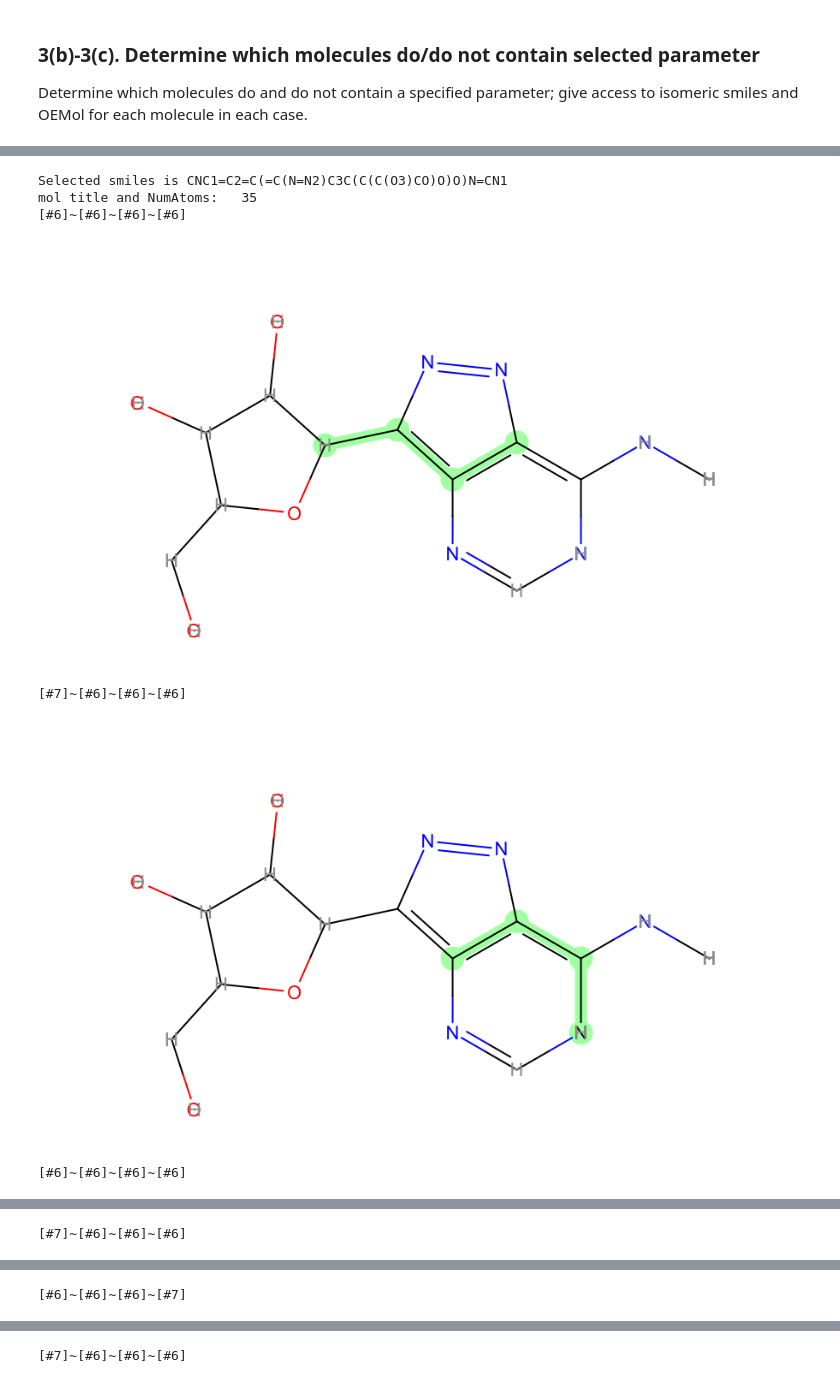
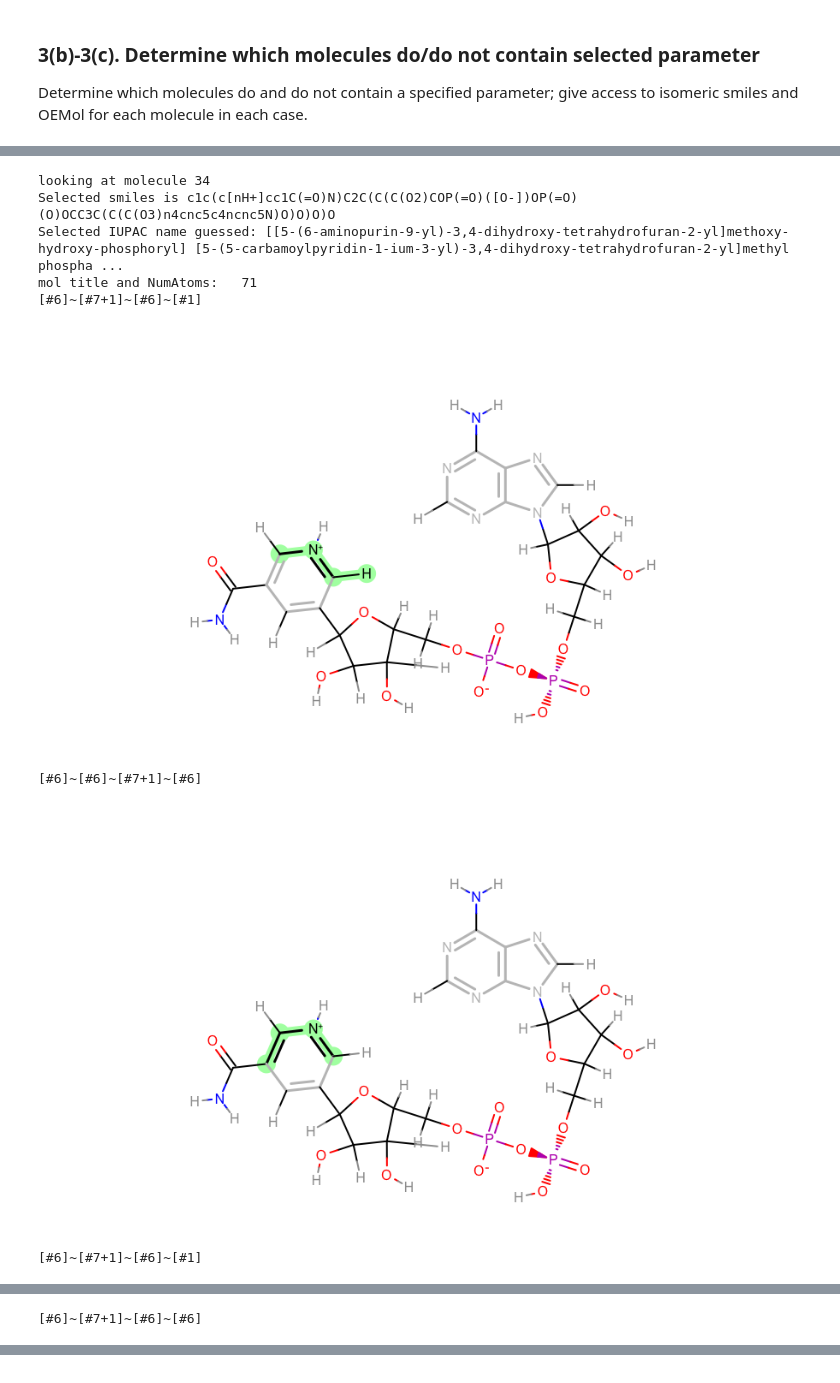
Before and after one commit to openforcefield/openff-toolkit, a Jupyter notebook: examples/test_smirff99Frosst/parameter_usage.ipynb, the cells around one changed output, grey strips where cells are left out. Drawn from its saved outputs; the diff is of its cells as text; code cells hidden in the pictures.

Commit message:
update filtering drug bank molecules

```diff
--- a/examples/test_smirff99Frosst/parameter_usage.ipynb
+++ b/examples/test_smirff99Frosst/parameter_usage.ipynb
@@ -25,6 +25,7 @@ from IPython.display import display
 from smarty.forcefield import *
 from smarty.forcefield_utils import get_molecule_parameterIDs
 from smarty.utils import *
+from smarty.sampler_smirky import *
 % matplotlib inline
 import matplotlib
 import numpy as np
@@ -32,4 +33,4 @@ import pylab as pl
 import matplotlib.pyplot as plt
 import time
 import IPython
-IPython.OutputArea.auto_scroll_threshold = 9999
+import pickle
@@ -38,6 +37,6 @@ AttributeError: 'module' object has no attribute 'OutputArea'
 # %%
-def depictAtomByIdx(mol, atomIdxList, supH = False, width=900, height=500):
-    molCopy = oechem.OEMol( mol)
+def depictAtomByIdx(mol_copy, atomIdxList, supH = True, width=900, height=500):
+    mol = oechem.OEMol(mol_copy)
     atomBondSet = oechem.OEAtomBondSet()
     for atom in mol.GetAtoms():
         if atom.GetIdx() in atomIdxList:
@@ -64,7 +63,6 @@ def depictAtomByIdx(mol, atomIdxList, supH = False, width=900, height=500):
     ofs = oechem.oeosstream()
     oedepict.OERenderMolecule(ofs, 'png', disp)
     ofs.flush()
-    mol = molCopy
     return Image(data = "".join(ofs.str()))
 # %%
 def getMolParamIDToAtomIndex( oemol, ff):
@@ -174,0 +148,7 @@ Assigned indices for 262 parameters in 10.19 minutes
+# %%
+# Track time
+init_time = time.time()
+# label molecules
+labels = ff.labelMolecules(oemols, verbose = False)
+elapsed = (time.time() - init_time) / 60.0
+print("Assigned labels took %.2f minutes" % (elapsed))
@@ -230,7 +251,7 @@ mols_with_param = []
 mols_wo_param = []
 for isosmi in parameters_by_molecule:
     # Store a tuple of (isomeric smiles, oemol) for each
-    if parameter_id in parameters_by_molecule[isosmi]:
+    if parameter_id in parameters_by_molecule[isosmi].keys():
         mols_with_param.append( (isosmi, isosmiles_to_mol[isosmi] ))
     else:
         mols_wo_param.append( (isosmi, isosmiles_to_mol[isosmi] ))
@@ -284,19 +313,30 @@ def DepictMolWithParam( mol, forcefield, param_ID):
 # %%
+from openeye.oeiupac import *
+lowerlimit = 34
+upperlimit = 35
 limit = len(mols_with_param)
-upperlimit = 2
 if limit>upperlimit:
     limit = upperlimit
-for idx in range(4,6):
+for idx in range(lowerlimit,upperlimit):
     smiles = mols_with_param[idx][0]
     mol = mols_with_param[idx][1]
+    OEAddExplicitHydrogens(mol)
+    indice_list = parameters_by_molecule[smiles][parameter_id]
+    print("looking at molecule %i" % idx)
     print('Selected smiles is %s' % smiles)
+    print('Selected IUPAC name guessed: %s' % OECreateIUPACName(mol) )
     print( 'mol title and NumAtoms: ', mol.GetTitle(), mol.NumAtoms() )
-    print(DepictMolWithParam( mol, ff, parameter_id))
+    DepictMolWithParam( mol, indice_list, supH = False)
+    print()
+    print()
+    print()
 # %% [output]
-Selected smiles is CNC1=C2=C(=C(N=N2)C3C(C(C(O3)CO)O)O)N=CN1
-mol title and NumAtoms:   35
-[#6]~[#6]~[#6]~[#6]
+looking at molecule 34
+Selected smiles is c1c(c[nH+]cc1C(=O)N)C2C(C(C(O2)COP(=O)([O-])OP(=O)(O)OCC3C(C(C(O3)n4cnc5c4ncnc5N)O)O)O)O
+Selected IUPAC name guessed: [[5-(6-aminopurin-9-yl)-3,4-dihydroxy-tetrahydrofuran-2-yl]methoxy-hydroxy-phosphoryl] [5-(5-carbamoylpyridin-1-ium-3-yl)-3,4-dihydroxy-tetrahydrofuran-2-yl]methyl phospha ...
+mol title and NumAtoms:   71
+[#6]~[#7+1]~[#6]~[#1]
-[figure, old version]
+[figure, new version]
-[#7]~[#6]~[#6]~[#6]
+[#6]~[#6]~[#7+1]~[#6]
-[figure, old version]
+[figure, new version]
-[#6]~[#6]~[#6]~[#6]
+[#6]~[#7+1]~[#6]~[#1]
@@ -304 +344 @@ mol title and NumAtoms:   35
-[#7]~[#6]~[#6]~[#6]
+[#6]~[#7+1]~[#6]~[#6]
@@ -306 +345,0 @@ mol title and NumAtoms:   35
-[#6]~[#6]~[#6]~[#7]
@@ -308 +345,0 @@ mol title and NumAtoms:   35
-[#7]~[#6]~[#6]~[#6]
```
Also changed, not shown: parts of 11 cells of this notebook, 4 other files.
